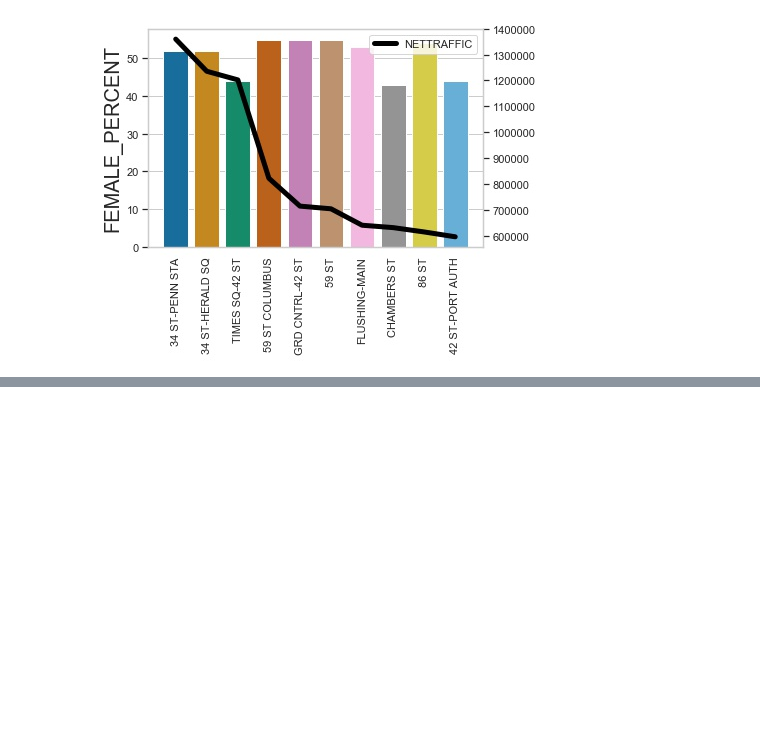
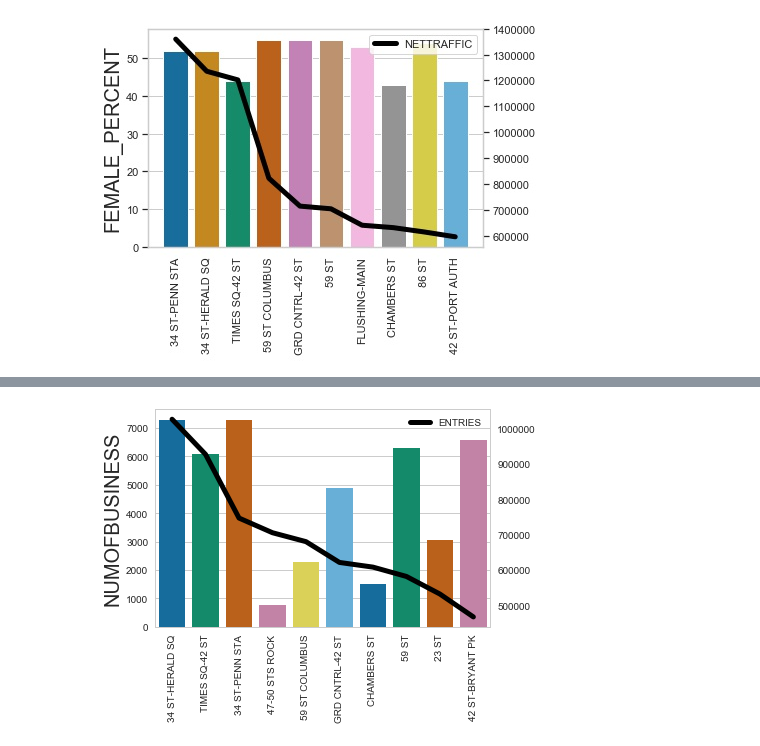
Before and after one commit to dynogravelso/benson_group_2, a Jupyter notebook: ZipcodeDemog.ipynb, the cells around one changed output, grey strips where cells are left out. Cells and saved outputs as stored; diff of their text form; code cells hidden in the pictures; blank space fills up the shorter version.

Commit message:
Add files via upload
with 4 weeks of data

```diff
--- a/ZipcodeDemog.ipynb
+++ b/ZipcodeDemog.ipynb
@@ -116,0 +117,4 @@ figure.savefig('income_station.jpeg', dpi= 3000, bbox_inches='tight')
+# %%
+import pandas as pd
+zipCodeData = pd.read_csv("zipcode_demog.csv")
+zipCodeData
@@ -116,0 +133,19 @@ figure.savefig('income_station.jpeg', dpi= 3000, bbox_inches='tight')
+# %%
+import seaborn as sns
+from pylab import savefig
+sns.set(style="whitegrid")
+Business_chart = sns.barplot(x="STATION", y="NUMOFBUSINESS", data=zipCodeData, palette=("colorblind"),label = None)
+Business_chart.set_xticklabels(zipCodeData.STATION,rotation= 90)
+Business_chart.set_xlabel("")
+Business_chart.set_ylabel('NUMOFBUSINESS',size = 20)
+Business_chart2 =Business_chart.twinx()
+fig = zipCodeData.plot(x="STATION", y="ENTRIES", ax=Business_chart2, legend=True, color="black",grid=False, linewidth = 5)
+
+#%config InlineBackend.figure_format = 'jpeg'
+figure = fig.get_figure()
+figure.savefig('entries_business.jpeg', dpi= 3000, bbox_inches='tight')
+
+#sns.set_context("poster")
+#sns.set_context("poster", font_scale= 1)
+# %% [output]
+[figure, added]
```
Also changed, not shown: parts of 6 cells of this notebook.
